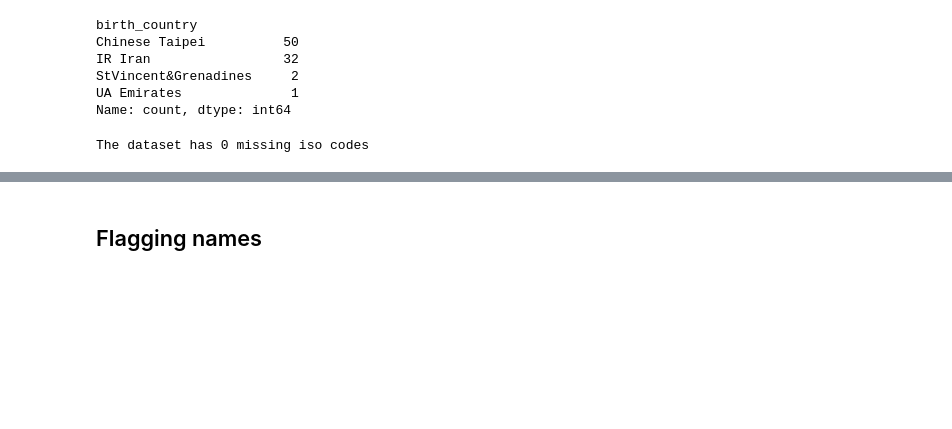
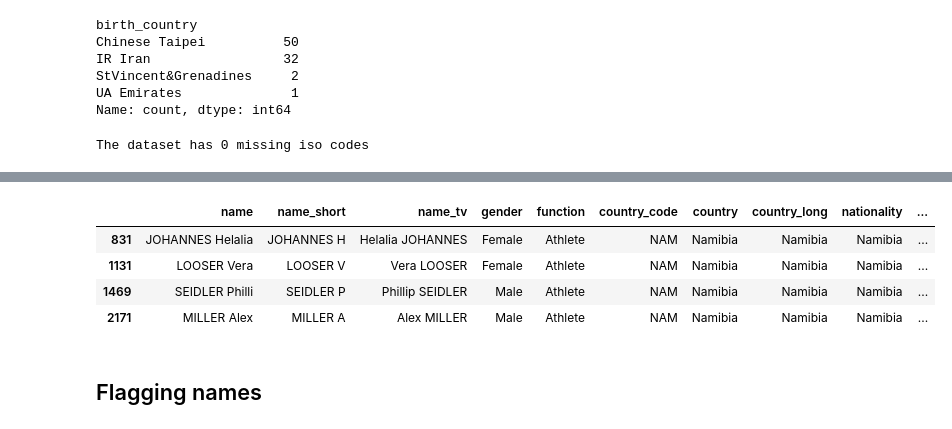
Before and after one commit to Briefgarde/name2genderresearch, a Jupyter notebook: notebooks/preprocessing/PreprocessingKaggleOlympic2024.ipynb, the cells around one changed output, grey strips where cells are left out. Drawn from its saved outputs; the diff is of its cells as text; code cells hidden in the pictures; blank space fills up the shorter version.

```diff
--- a/notebooks/preprocessing/PreprocessingKaggleOlympic2024.ipynb
+++ b/notebooks/preprocessing/PreprocessingKaggleOlympic2024.ipynb
@@ -135,3 +181,13 @@ The dataset has 0 missing iso codes
+# %%
+df.loc[df['country_code'] == 'NAM', 'continents'] = 'Africa'
+# %%
+df[df['country_code']=='NAM']
+# %% [output]
+|  | name | name_short | name_tv | gender | function | country_code | country | country_long | nationality | ... |
+| 831 | JOHANNES Helalia | JOHANNES H | Helalia JOHANNES | Female | Athlete | NAM | Namibia | Namibia | Namibia | ... |
+| 1131 | LOOSER Vera | LOOSER V | Vera LOOSER | Female | Athlete | NAM | Namibia | Namibia | Namibia | ... |
+| 1469 | SEIDLER Philli | SEIDLER P | Phillip SEIDLER | Male | Athlete | NAM | Namibia | Namibia | Namibia | ... |
+| 2171 | MILLER Alex | MILLER A | Alex MILLER | Male | Athlete | NAM | Namibia | Namibia | Namibia | ... |
 # %% [markdown]
 ## Flagging names
 # %%
```
Also changed, not shown: parts of 8 cells of this notebook, 4 other files.
